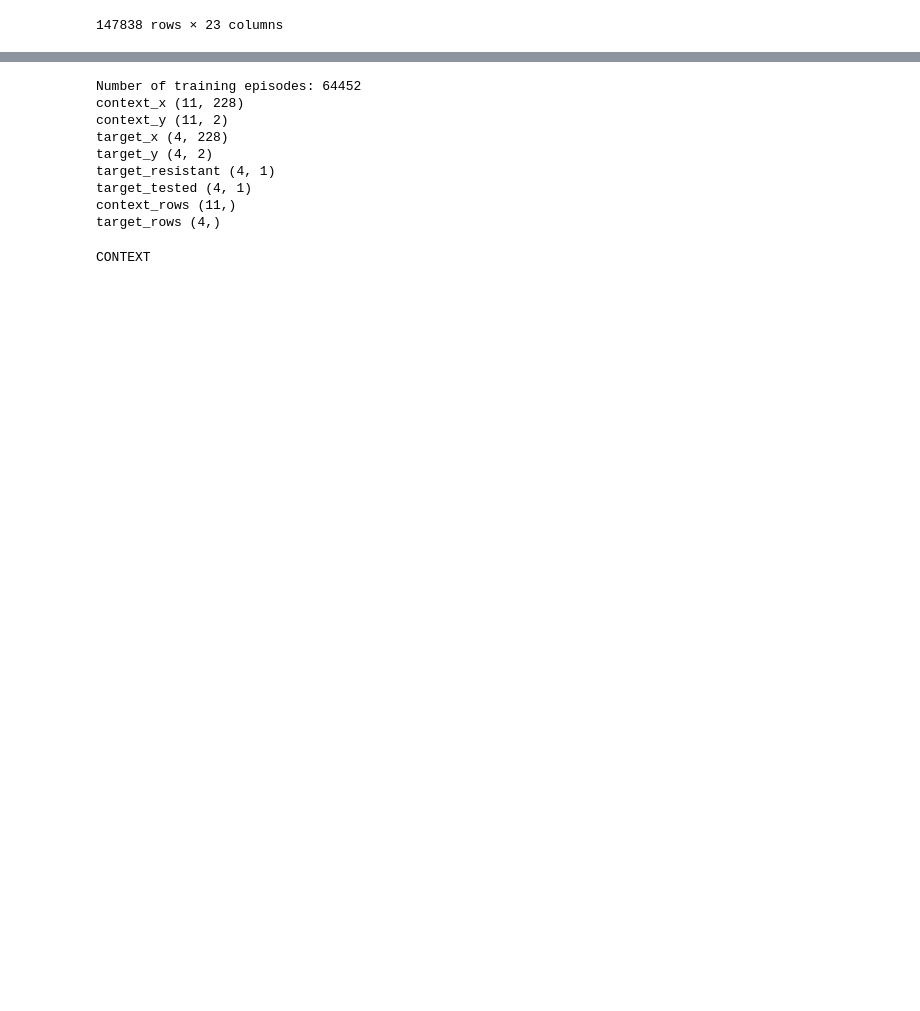
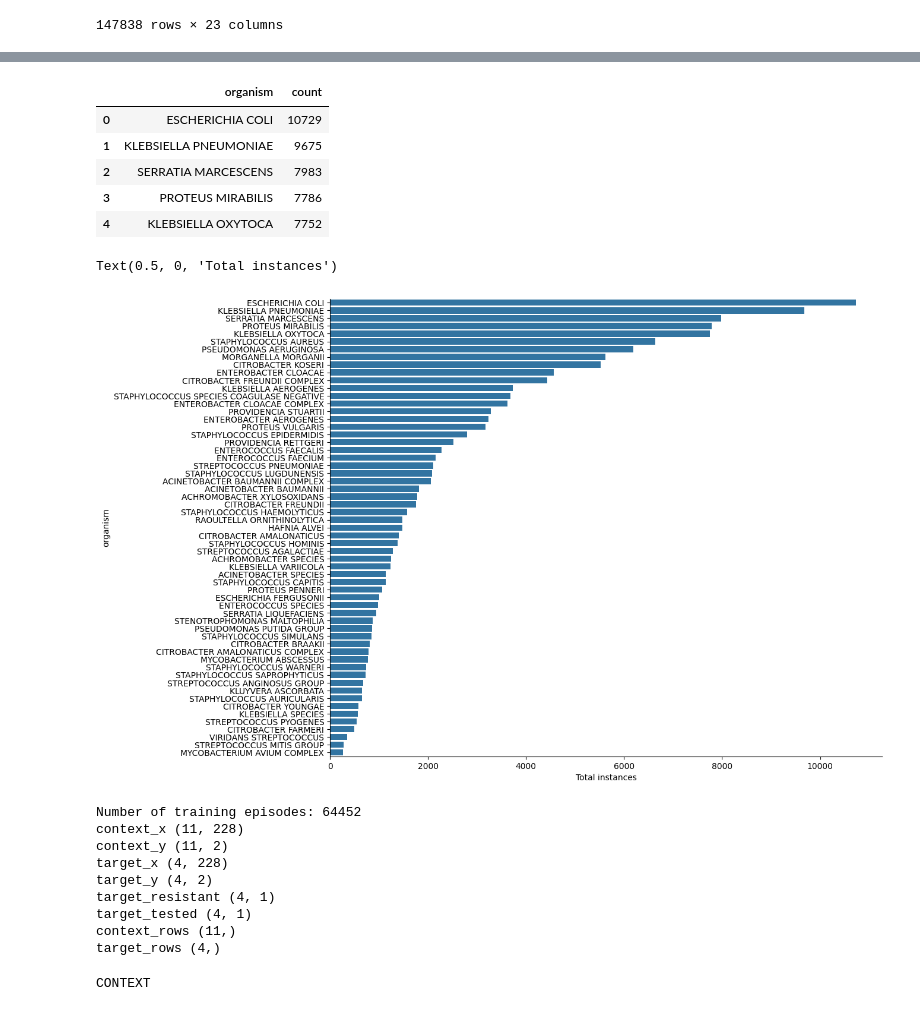
Before and after one commit to mcn3159/ANBB_resistance_rates, a Jupyter notebook: traintest_atp.ipynb, the cells around one changed output, grey strips where cells are left out. Cells and saved outputs as stored; diff of their text form; code cells hidden in the pictures; blank space fills up the shorter version.

```diff
--- a/traintest_atp.ipynb
+++ b/traintest_atp.ipynb
@@ -722,3 +710,21 @@ model_df
+# %%
+testsub = model_df.copy()
+# testsub['3mo_bin'] = testsub['3mo_bin'].astype('str')
+# testsub = testsub[~((testsub['organism']=='ESCHERICHIA COLI') & (testsub['3mo_bin'].str.contains('Q1')) & (testsub['3mo_bin'].str.contains('Q3')))].copy()
+testcountvc = testsub['organism'].value_counts().reset_index()
+display(testcountvc.head(5))
+fig, ax = plt.subplots(figsize=(12, 10))
+sns.barplot(testcountvc.sort_values(by='count',ascending=False),y='organism',x='count',ax=ax)
+plt.xlabel('Total instances')
+# %% [output]
+|  | organism | count |
+| 0 | ESCHERICHIA COLI | 10729 |
+| 1 | KLEBSIELLA PNEUMONIAE | 9675 |
+| 2 | SERRATIA MARCESCENS | 7983 |
+| 3 | PROTEUS MIRABILIS | 7786 |
+| 4 | KLEBSIELLA OXYTOCA | 7752 |
+Text(0.5, 0, 'Total instances')
+[figure, added]
 # %%
 class ANPEpisodeDataset(torch.utils.data.Dataset):
     def __init__(self, x, rate, count_meta, resistant, tested, quarter, specs):
```
Also changed, not shown: parts of 51 cells of this notebook.
